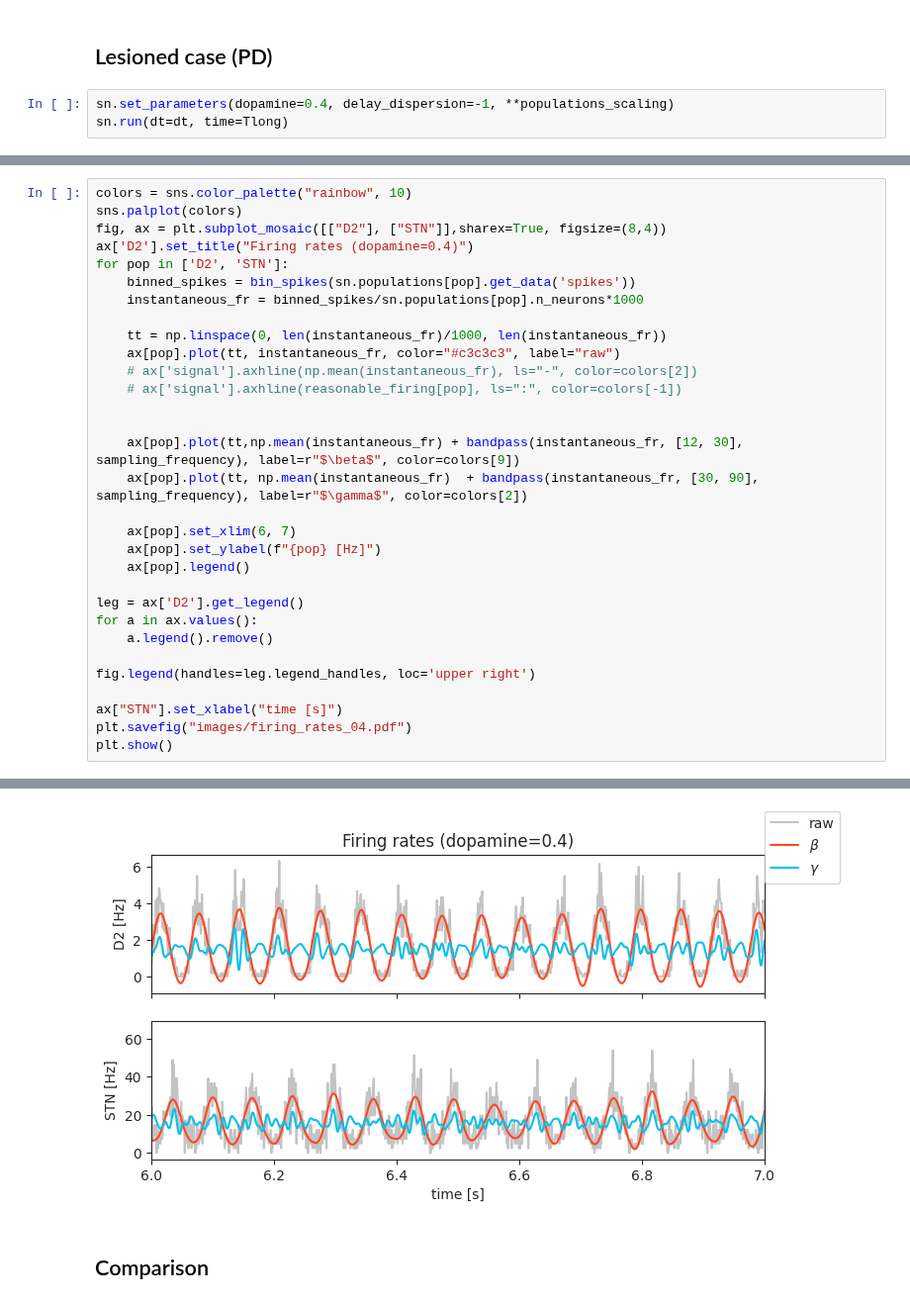
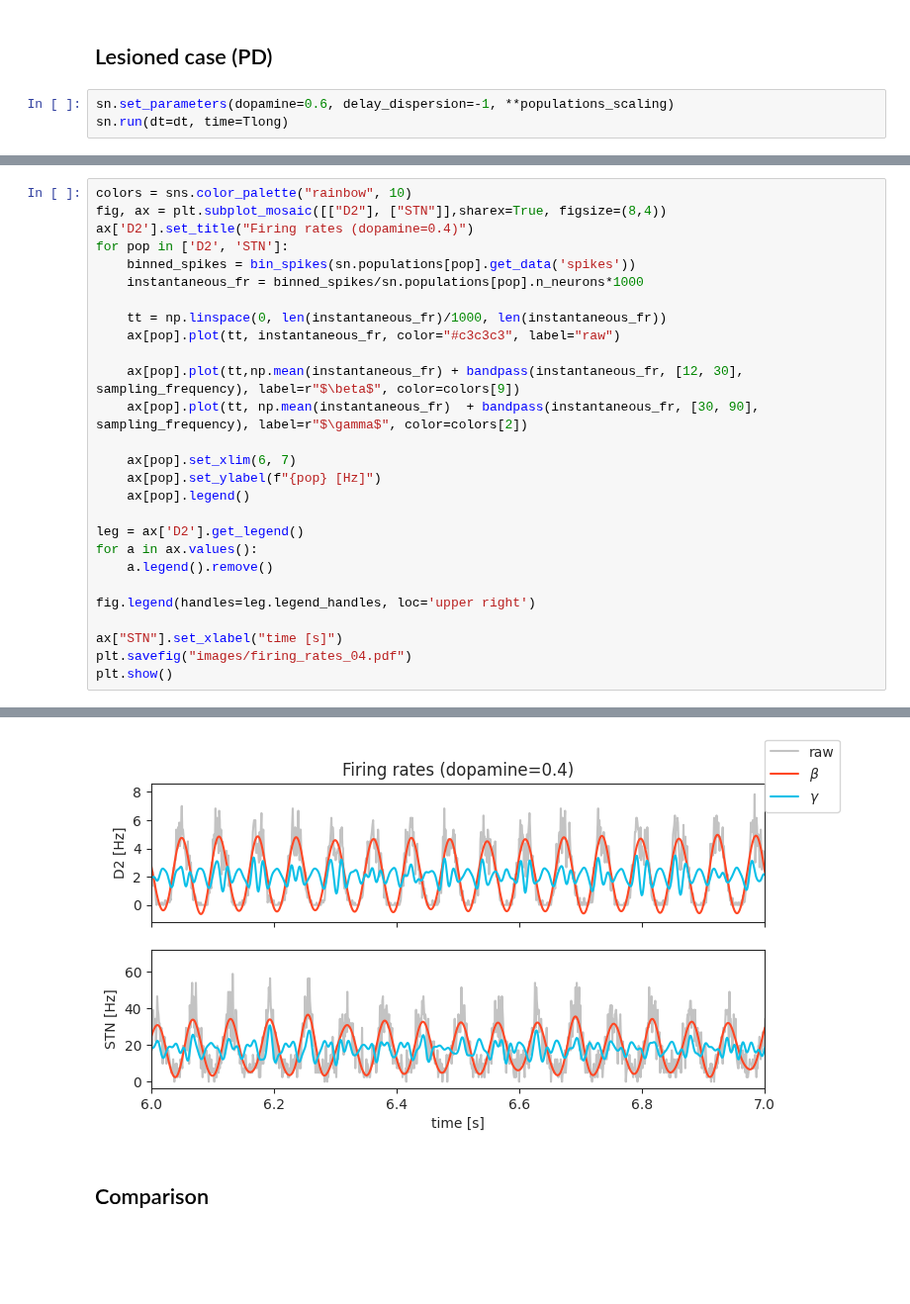
Before and after one commit to djanloo/quilt, a Jupyter notebook: bg_analysis/basal_ganglia.ipynb, the cells around one changed output, grey strips where cells are left out. Shown at 99% size. Drawn from its saved outputs; the diff is of its cells as text; blank space fills up the shorter version.

```diff
--- a/bg_analysis/basal_ganglia.ipynb
+++ b/bg_analysis/basal_ganglia.ipynb
@@ -265,7 +275,7 @@ plt.show()
 # %% [markdown]
 ## Lesioned case (PD)
 # %%
-sn.set_parameters(dopamine=0.4, delay_dispersion=-1, **populations_scaling)
+sn.set_parameters(dopamine=0.6, delay_dispersion=-1, **populations_scaling)
 sn.run(dt=dt, time=Tlong)
 # %% [output]
 Running network consisting of 14622 neurons for 80000 timesteps
@@ -288,37 +298,33 @@ Population evolution stats:
 # %%
 colors = sns.color_palette("rainbow", 10)
-sns.palplot(colors)
 fig, ax = plt.subplot_mosaic([["D2"], ["STN"]],sharex=True, figsize=(8,4))
 ax['D2'].set_title("Firing rates (dopamine=0.4)")
 for pop in ['D2', 'STN']:
     binned_spikes = bin_spikes(sn.populations[pop].get_data('spikes'))
     instantaneous_fr = binned_spikes/sn.populations[pop].n_neurons*1000
 
     tt = np.linspace(0, len(instantaneous_fr)/1000, len(instantaneous_fr))
     ax[pop].plot(tt, instantaneous_fr, color="#c3c3c3", label="raw")
-    # ax['signal'].axhline(np.mean(instantaneous_fr), ls="-", color=colors[2])
-    # ax['signal'].axhline(reasonable_firing[pop], ls=":", color=colors[-1])
-
 
     ax[pop].plot(tt,np.mean(instantaneous_fr) + bandpass(instantaneous_fr, [12, 30], sampling_frequency), label=r"$\beta$", color=colors[9])
     ax[pop].plot(tt, np.mean(instantaneous_fr)  + bandpass(instantaneous_fr, [30, 90], sampling_frequency), label=r"$\gamma$", color=colors[2])
 
     ax[pop].set_xlim(6, 7)
     ax[pop].set_ylabel(f"{pop} [Hz]")
     ax[pop].legend()
 
 leg = ax['D2'].get_legend()
 for a in ax.values():
     a.legend().remove()
 
 fig.legend(handles=leg.legend_handles, loc='upper right')
 
 ax["STN"].set_xlabel("time [s]")
 plt.savefig("images/firing_rates_04.pdf")
 plt.show()
 # %% [output]
 [figure]
-[figure, old version]
+[figure, new version]
 # %% [markdown]
 ## Comparison
 # %%
```
Also changed, not shown: parts of 15 cells of this notebook, 13 other files.
